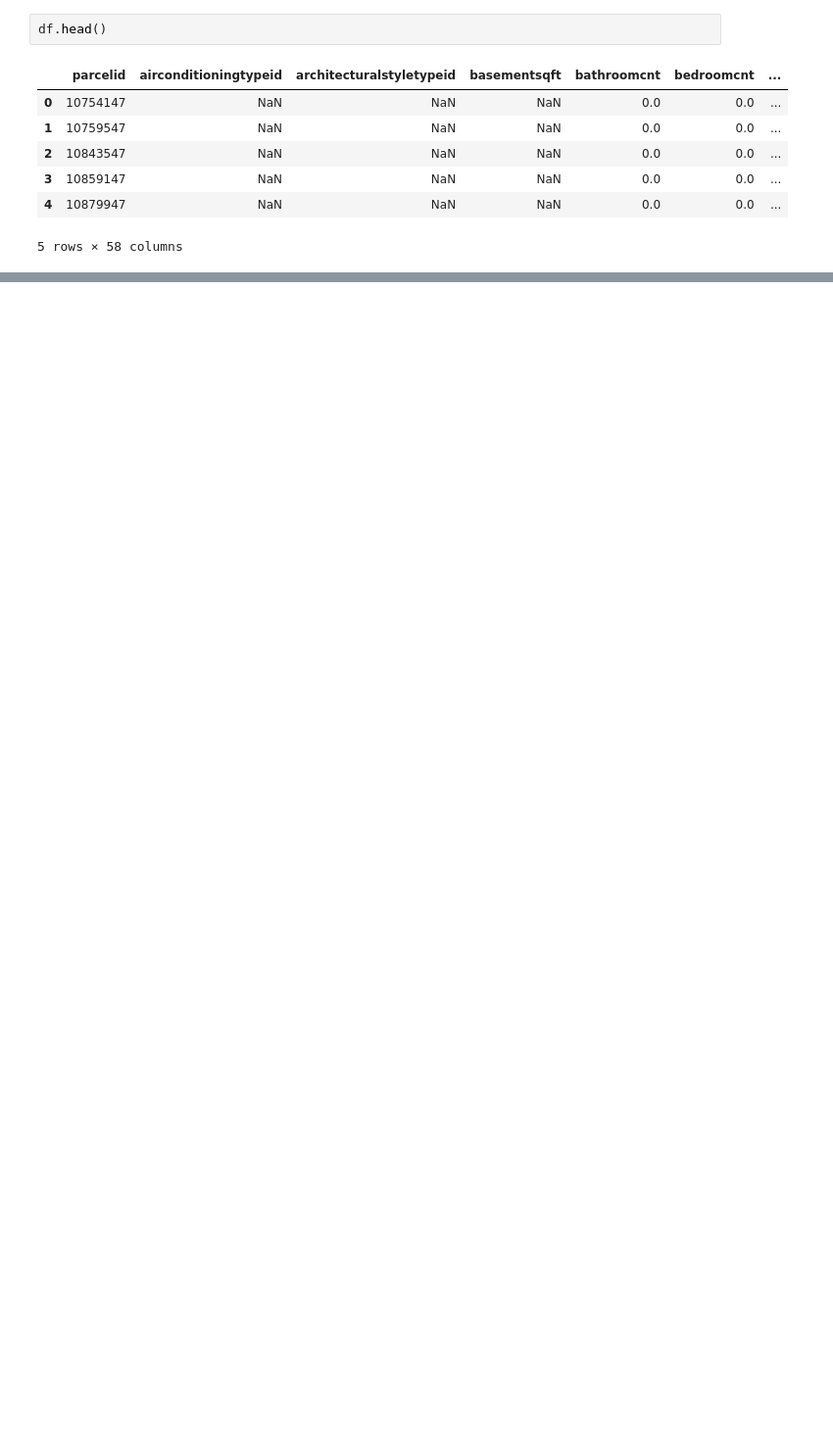
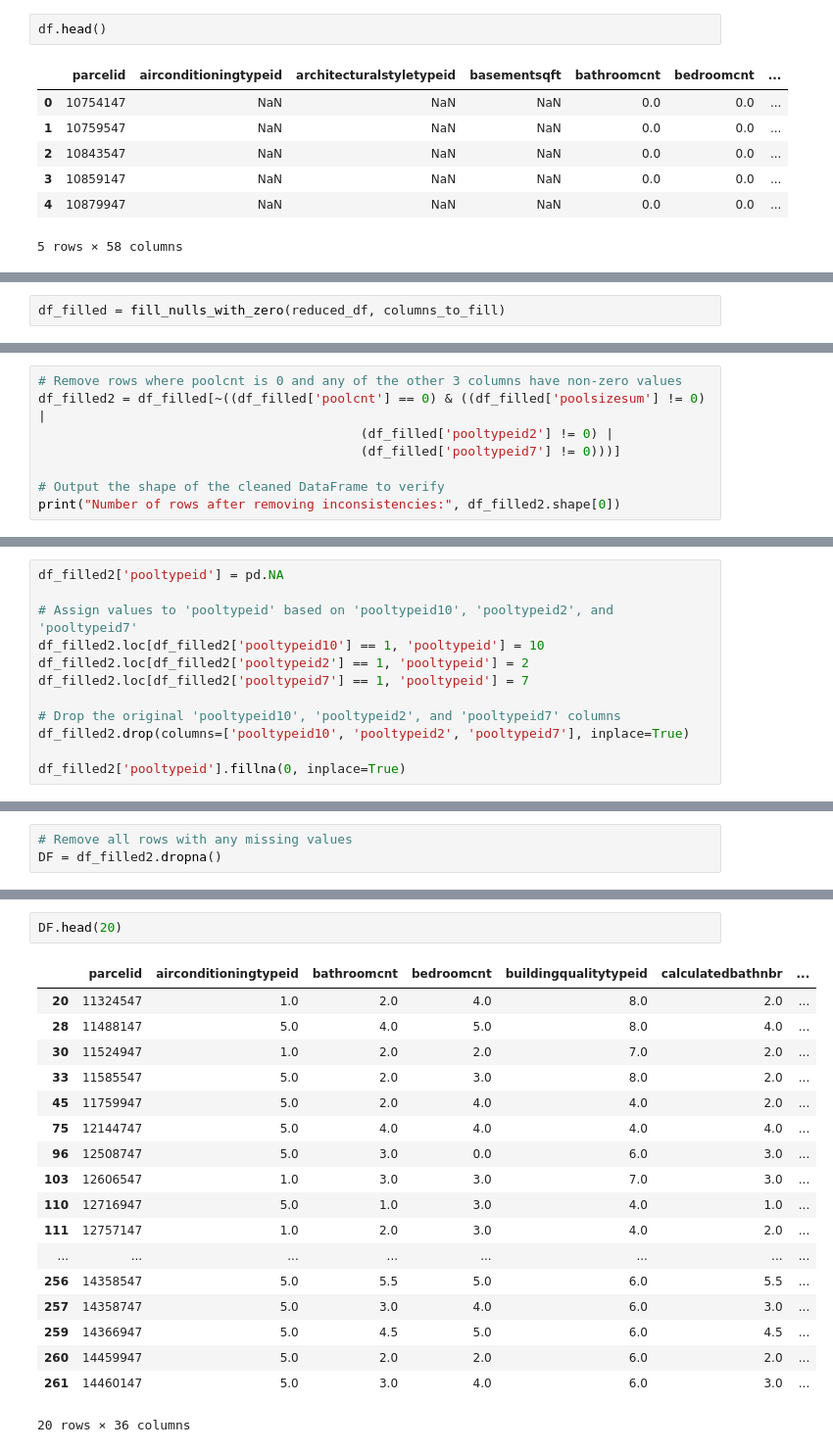
Before and after one commit to vishalgimhan/zillow-bi, a Jupyter notebook: Bronze to Silver.ipynb, the cells around one changed output, grey strips where cells are left out. Shown: that part at 98% size. Saved outputs shown, nothing was run; the diff lists cells and outputs as text; blank space fills up the shorter version.

Commit message:
cleaning and tables

```diff
--- a/Bronze to Silver.ipynb
+++ b/Bronze to Silver.ipynb
@@ -214,0 +370,2 @@ zoning_df = df[zoning_columns]
+# %%
+df_filled = fill_nulls_with_zero(reduced_df, columns_to_fill)
@@ -214,0 +389,8 @@ zoning_df = df[zoning_columns]
+# %%
+# Remove rows where poolcnt is 0 and any of the other 3 columns have non-zero values
+df_filled2 = df_filled[~((df_filled['poolcnt'] == 0) & ((df_filled['poolsizesum'] != 0) |
+                                          (df_filled['pooltypeid2'] != 0) |
+                                          (df_filled['pooltypeid7'] != 0)))]
+
+# Output the shape of the cleaned DataFrame to verify
+print("Number of rows after removing inconsistencies:", df_filled2.shape[0])
@@ -214,0 +437,12 @@ zoning_df = df[zoning_columns]
+# %%
+df_filled2['pooltypeid'] = pd.NA
+
+# Assign values to 'pooltypeid' based on 'pooltypeid10', 'pooltypeid2', and 'pooltypeid7'
+df_filled2.loc[df_filled2['pooltypeid10'] == 1, 'pooltypeid'] = 10
+df_filled2.loc[df_filled2['pooltypeid2'] == 1, 'pooltypeid'] = 2
+df_filled2.loc[df_filled2['pooltypeid7'] == 1, 'pooltypeid'] = 7
+
+# Drop the original 'pooltypeid10', 'pooltypeid2', and 'pooltypeid7' columns
+df_filled2.drop(columns=['pooltypeid10', 'pooltypeid2', 'pooltypeid7'], inplace=True)
+
+df_filled2['pooltypeid'].fillna(0, inplace=True)
@@ -214,0 +503,3 @@ zoning_df = df[zoning_columns]
+# %%
+# Remove all rows with any missing values
+DF = df_filled2.dropna()
@@ -214,0 +533,21 @@ zoning_df = df[zoning_columns]
+# %%
+DF.head(20)
+# %% [output]
+|  | parcelid | airconditioningtypeid | bathroomcnt | bedroomcnt | buildingqualitytypeid | calculatedbathnbr | ... |
+| 20 | 11324547 | 1.0 | 2.0 | 4.0 | 8.0 | 2.0 | ... |
+| 28 | 11488147 | 5.0 | 4.0 | 5.0 | 8.0 | 4.0 | ... |
+| 30 | 11524947 | 1.0 | 2.0 | 2.0 | 7.0 | 2.0 | ... |
+| 33 | 11585547 | 5.0 | 2.0 | 3.0 | 8.0 | 2.0 | ... |
+| 45 | 11759947 | 5.0 | 2.0 | 4.0 | 4.0 | 2.0 | ... |
+| 75 | 12144747 | 5.0 | 4.0 | 4.0 | 4.0 | 4.0 | ... |
+| 96 | 12508747 | 5.0 | 3.0 | 0.0 | 6.0 | 3.0 | ... |
+| 103 | 12606547 | 1.0 | 3.0 | 3.0 | 7.0 | 3.0 | ... |
+| 110 | 12716947 | 5.0 | 1.0 | 3.0 | 4.0 | 1.0 | ... |
+| 111 | 12757147 | 1.0 | 2.0 | 3.0 | 4.0 | 2.0 | ... |
+| ... | ... | ... | ... | ... | ... | ... | ... |
+| 256 | 14358547 | 5.0 | 5.5 | 5.0 | 6.0 | 5.5 | ... |
+| 257 | 14358747 | 5.0 | 3.0 | 4.0 | 6.0 | 3.0 | ... |
+| 259 | 14366947 | 5.0 | 4.5 | 5.0 | 6.0 | 4.5 | ... |
+| 260 | 14459947 | 5.0 | 2.0 | 2.0 | 6.0 | 2.0 | ... |
+| 261 | 14460147 | 5.0 | 3.0 | 4.0 | 6.0 | 3.0 | ... |
+20 rows × 36 columns
```
Also changed, not shown: parts of 99 cells of this notebook.
